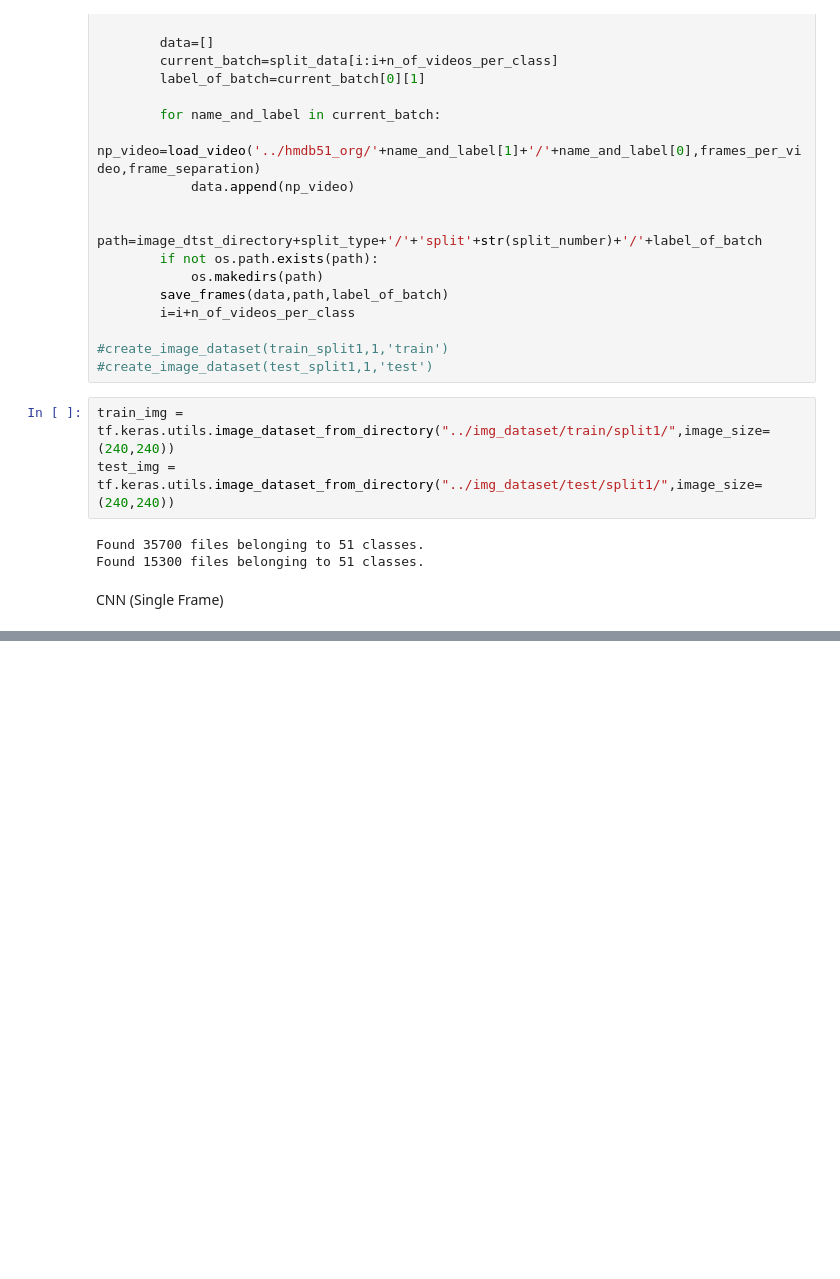
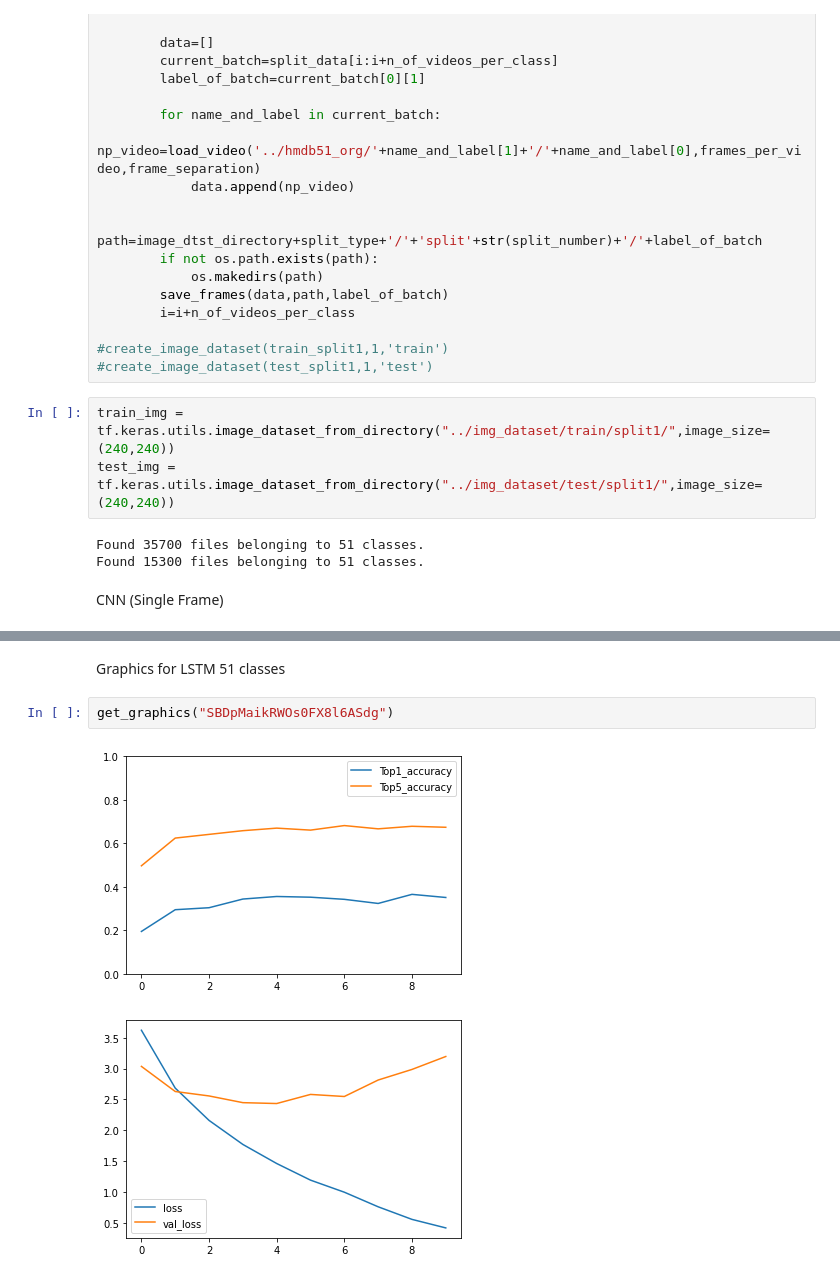
Before and after one commit to dalonm03/TFG, a Jupyter notebook: src/tfg.ipynb, the cells around one changed output, grey strips where cells are left out. Drawn from its saved outputs; the diff is of its cells as text; blank space fills up the shorter version.

```diff
--- a/src/tfg.ipynb
+++ b/src/tfg.ipynb
@@ -614,0 +699,7 @@ tf.keras.utils.plot_model(model, "modelo_tfg.png", show_shapes=True)
+# %% [markdown]
+Graphics for LSTM 51 classes
+# %%
+get_graphics("SBDpMaikRWOs0FX8l6ASdg")
+# %% [output]
+[figure, added]
+[figure, added]
```
Also changed, not shown: parts of 15 cells of this notebook, 2 other files.
